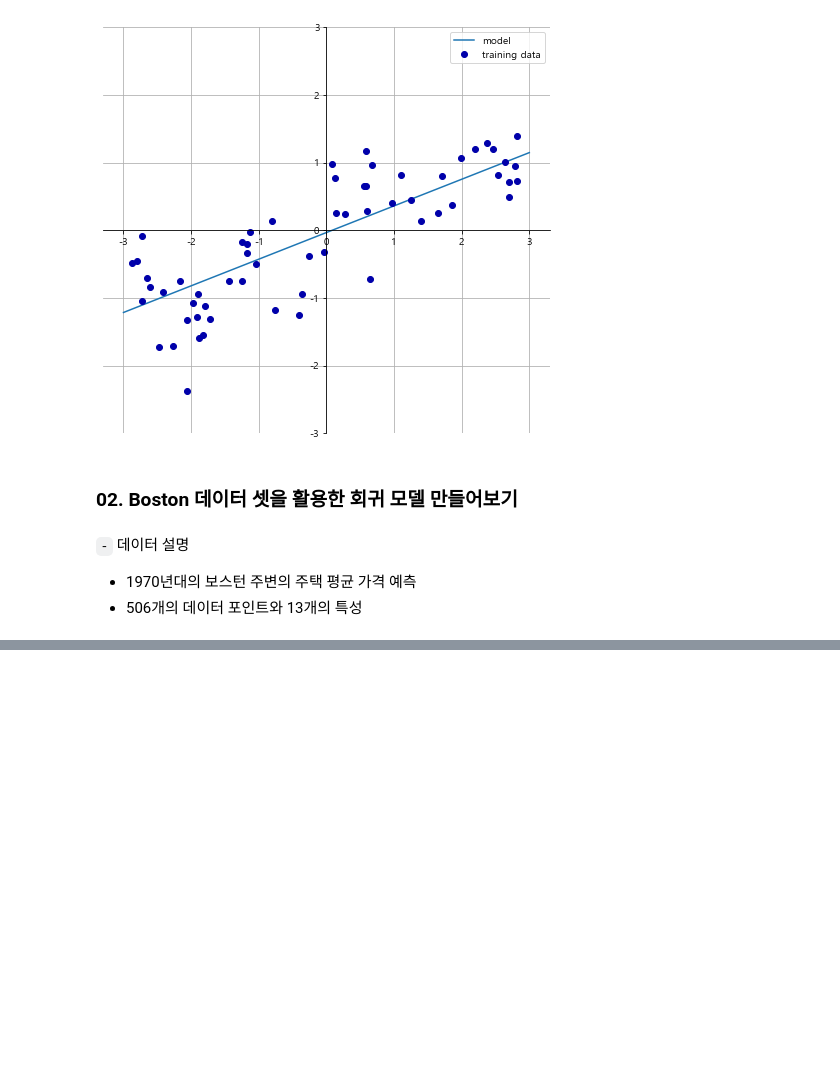
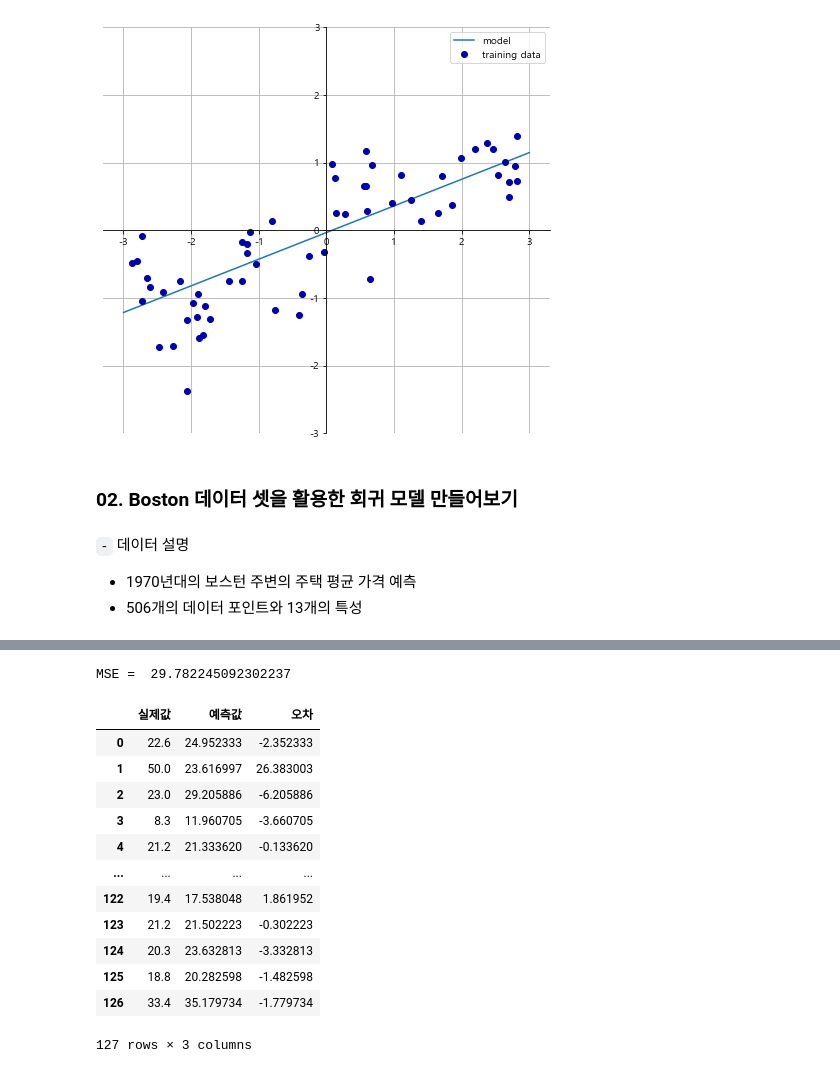
Before and after one commit to pinkocto/MyDataAnalysis_2022, a Jupyter notebook: Daily_Study/220921_ML_lr.ipynb, the cells around one changed output, grey strips where cells are left out. Drawn from its saved outputs; the diff is of its cells as text; code cells hidden in the pictures; blank space fills up the shorter version.

```diff
--- a/Daily_Study/220921_ML_lr.ipynb
+++ b/Daily_Study/220921_ML_lr.ipynb
@@ -131,2 +158,24 @@ pred = model.predict(X_test)
 # %%
 # 05. MSE 구하기
+import numpy as np
+print("MSE = ", np.mean((y_test - pred)**2))
+# %% [output]
+MSE =  29.782245092302237
+# %%
+dict_df = {"실제값":y_test, "예측값":pred, "오차":y_test-pred}
+df = pd.DataFrame(dict_df)
+df
+# %% [output]
+|  | 실제값 | 예측값 | 오차 |
+| 0 | 22.6 | 24.952333 | -2.352333 |
+| 1 | 50.0 | 23.616997 | 26.383003 |
+| 2 | 23.0 | 29.205886 | -6.205886 |
+| 3 | 8.3 | 11.960705 | -3.660705 |
+| 4 | 21.2 | 21.333620 | -0.133620 |
+| ... | ... | ... | ... |
+| 122 | 19.4 | 17.538048 | 1.861952 |
+| 123 | 21.2 | 21.502223 | -0.302223 |
+| 124 | 20.3 | 23.632813 | -3.332813 |
+| 125 | 18.8 | 20.282598 | -1.482598 |
+| 126 | 33.4 | 35.179734 | -1.779734 |
+127 rows × 3 columns
```
Also changed, not shown: parts of 20 cells of this notebook.
